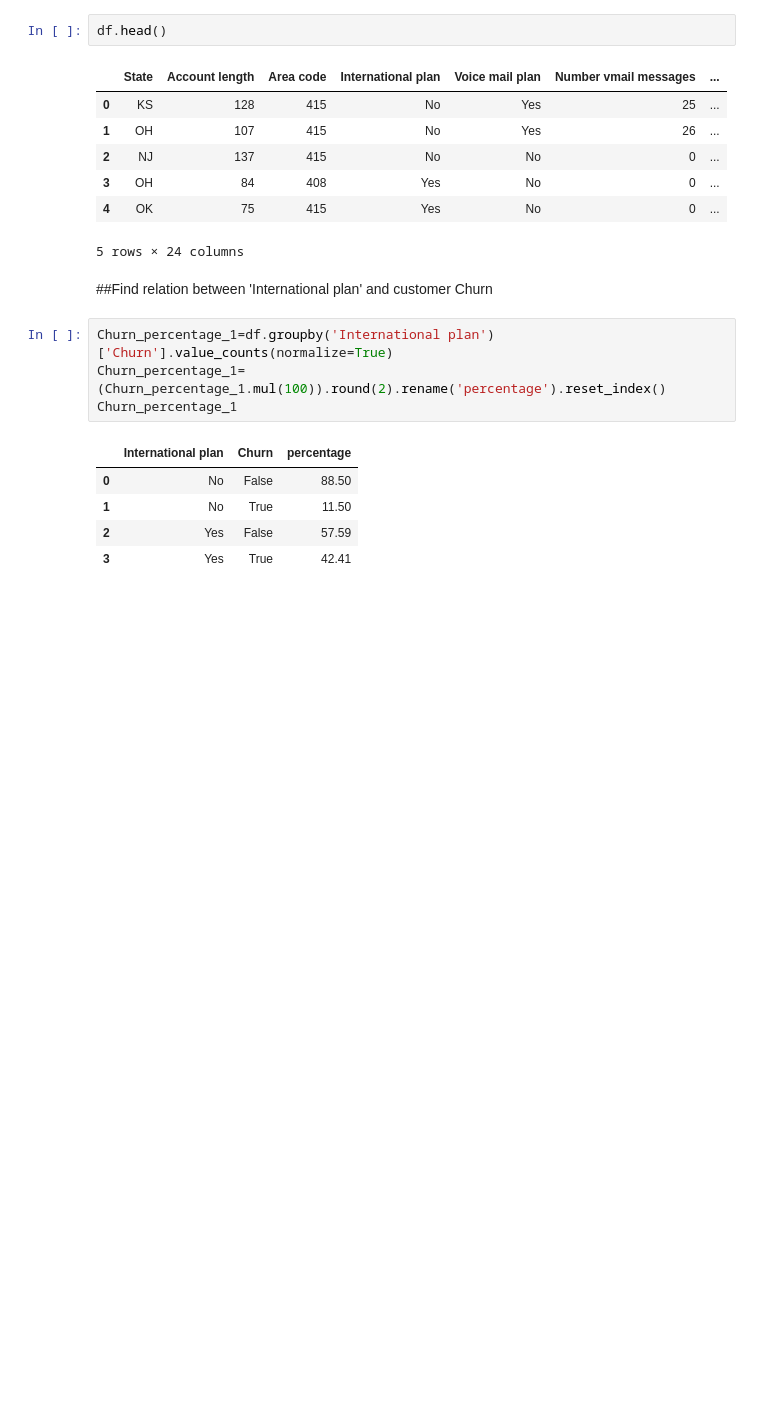
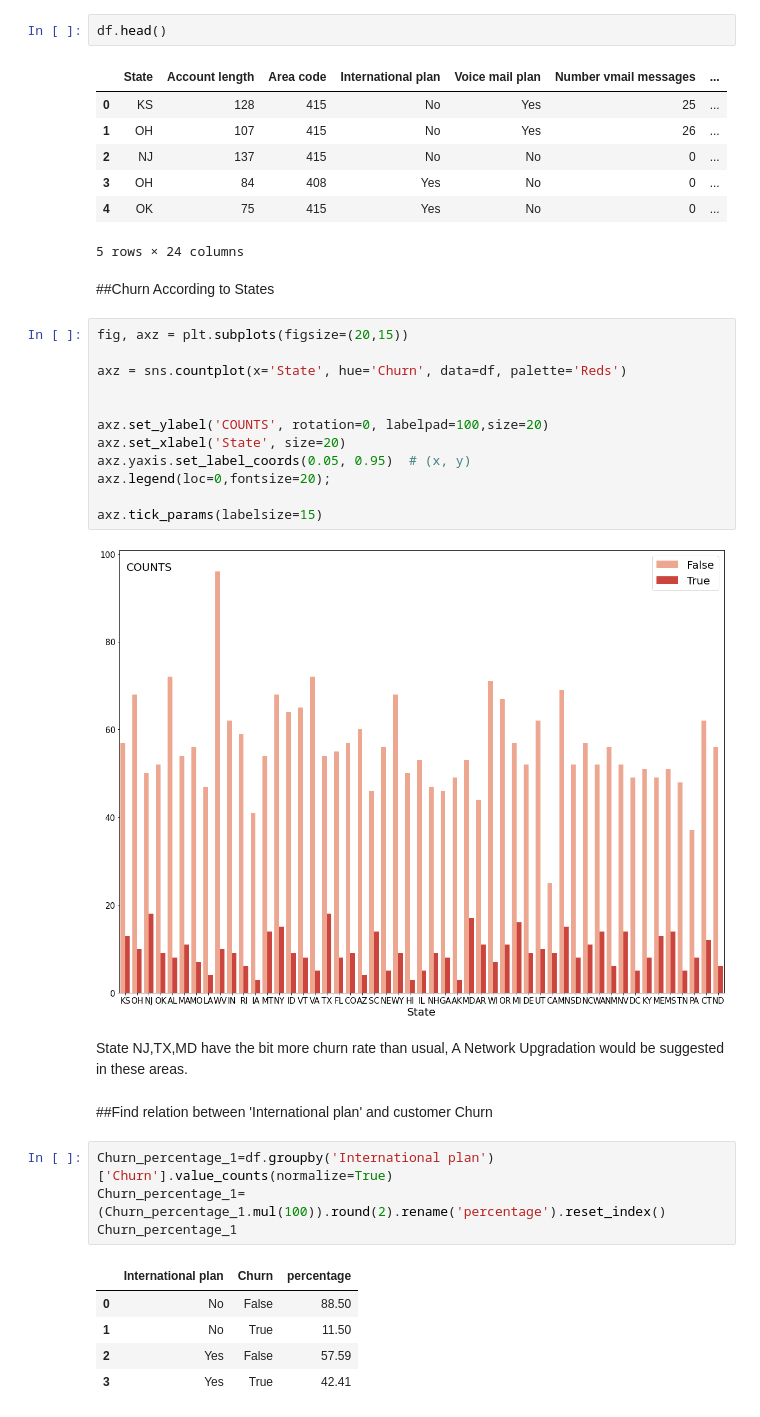
Before and after one commit to Roy-Subhankar/Telecom-Churn-Analysis, a Jupyter notebook: Subhankar_Roy_Capstone_Project.ipynb, the cells around one changed output. Saved outputs shown, nothing was run; the diff lists cells and outputs as text; blank space fills up the shorter version.

```diff
--- a/Subhankar_Roy_Capstone_Project.ipynb
+++ b/Subhankar_Roy_Capstone_Project.ipynb
@@ -140,6 +177,24 @@ df.head()
 | 3 | OH | 84 | 408 | Yes | No | 0 | ... |
 | 4 | OK | 75 | 415 | Yes | No | 0 | ... |
 5 rows × 24 columns
+# %% [markdown]
+##Churn According to States
+# %%
+fig, axz = plt.subplots(figsize=(20,15))
+
+axz = sns.countplot(x='State', hue='Churn', data=df, palette='Reds')
+
+
+axz.set_ylabel('COUNTS', rotation=0, labelpad=100,size=20)
+axz.set_xlabel('State', size=20)
+axz.yaxis.set_label_coords(0.05, 0.95)  # (x, y)
+axz.legend(loc=0,fontsize=20);
+
+axz.tick_params(labelsize=15)
+# %% [output]
+[figure, added]
+# %% [markdown]
+State NJ,TX,MD have the bit more churn rate than usual, A Network Upgradation would be suggested in these areas.
 # %% [markdown]
 ##Find relation between 'International plan' and customer Churn
 # %%
```
Also changed, not shown: parts of 17 cells of this notebook.
